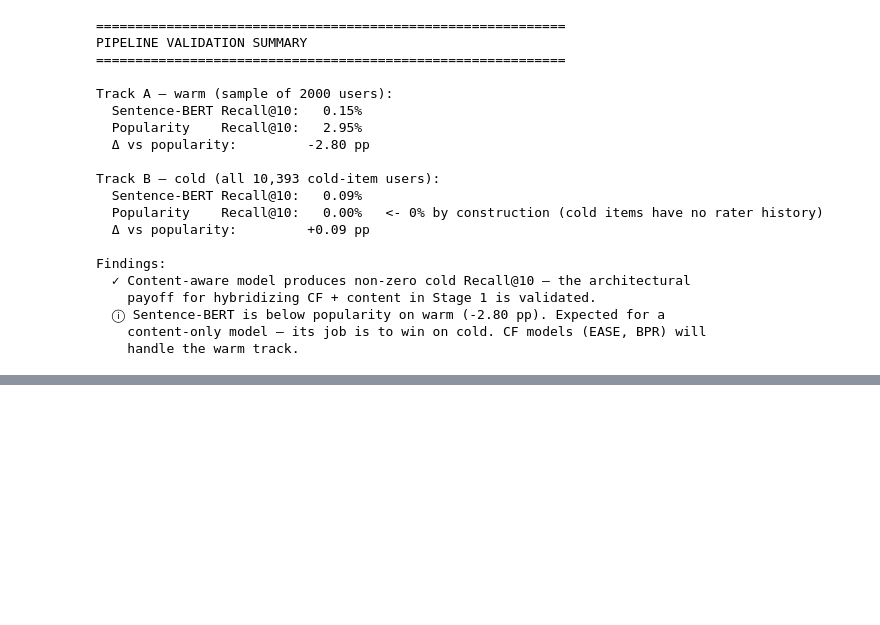
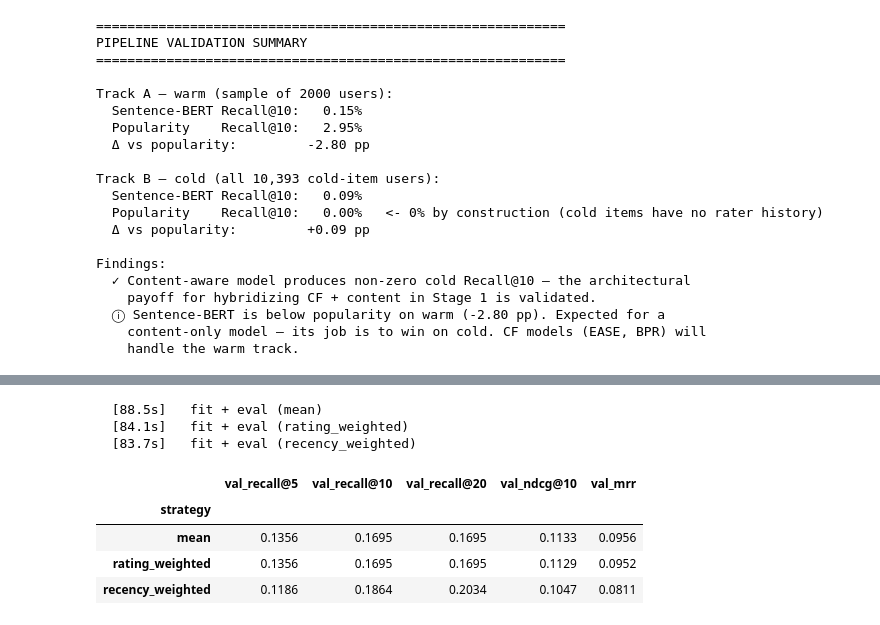
Before and after one commit to ikhwanwahid/pantryplate, a Jupyter notebook: notebooks/sentence_bert_smoke.ipynb, the cells around one changed output, grey strips where cells are left out. Saved outputs shown, nothing was run; the diff lists cells and outputs as text; code cells hidden in the pictures; blank space fills up the shorter version.

```diff
--- a/notebooks/sentence_bert_smoke.ipynb
+++ b/notebooks/sentence_bert_smoke.ipynb
@@ -317,0 +337,28 @@ See `docs/week2_onboarding.md` §4b for the live coordination table.
+# %%
+from src.models.sentence_bert import VALID_PROFILE_STRATEGIES
+
+profile_results = []
+for strategy in VALID_PROFILE_STRATEGIES:
+    with timer(f"  fit + eval ({strategy})"):
+        m = SentenceBERTRecommender(batch_size=256, profile_strategy=strategy)
+        m.fit(full_train)
+        res = evaluate(m, track="validation", seed=42)
+    profile_results.append({
+        "strategy":       strategy,
+        "val_recall@5":   res["recall@5"]  * 100,
+        "val_recall@10":  res["recall@10"] * 100,
+        "val_recall@20":  res["recall@20"] * 100,
+        "val_ndcg@10":    res["ndcg@10"]   * 100,
+        "val_mrr":        res["mrr"]       * 100,
+    })
+
+pd.DataFrame(profile_results).set_index("strategy").round(4)
+# %% [output]
+  [88.5s]   fit + eval (mean)
+  [84.1s]   fit + eval (rating_weighted)
+  [83.7s]   fit + eval (recency_weighted)
+|  | val_recall@5 | val_recall@10 | val_recall@20 | val_ndcg@10 | val_mrr |
+| strategy |  |  |  |  |  |
+| mean | 0.1356 | 0.1695 | 0.1695 | 0.1133 | 0.0956 |
+| rating_weighted | 0.1356 | 0.1695 | 0.1695 | 0.1129 | 0.0952 |
+| recency_weighted | 0.1186 | 0.1864 | 0.2034 | 0.1047 | 0.0811 |
```
Also changed, not shown: parts of 11 cells of this notebook, 2 other files.
